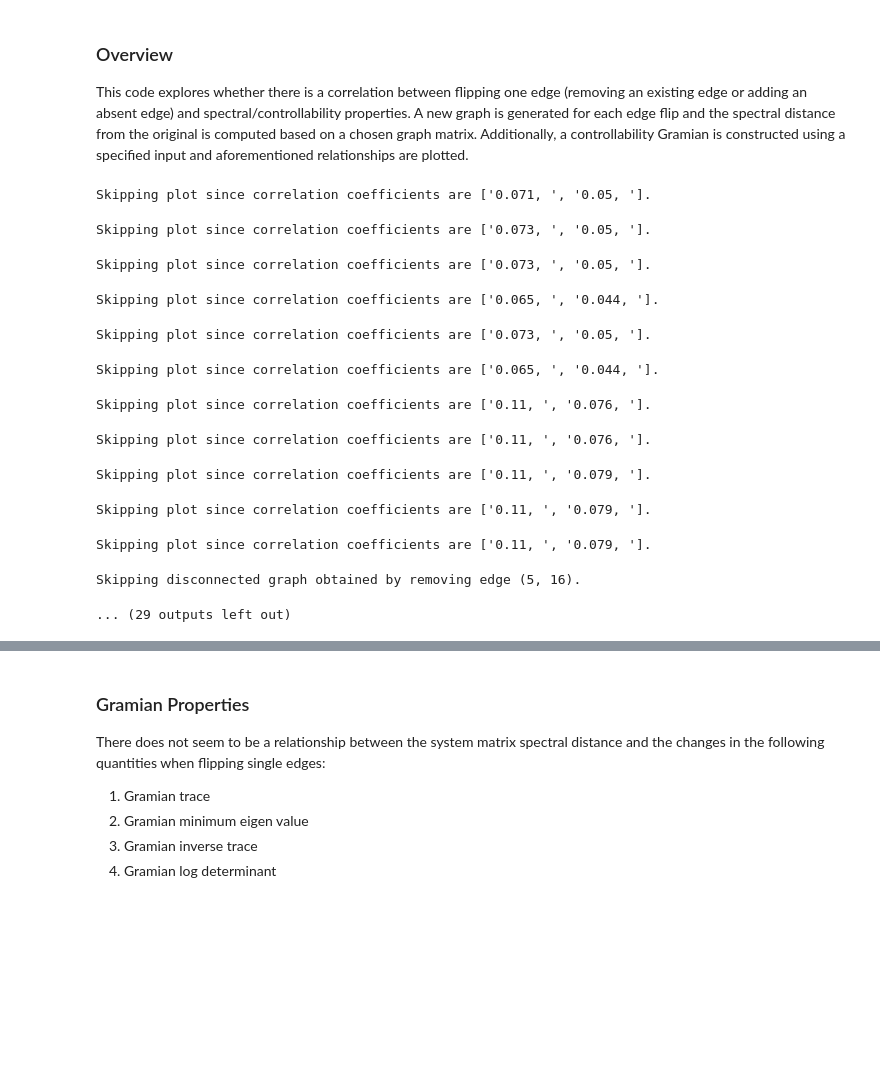
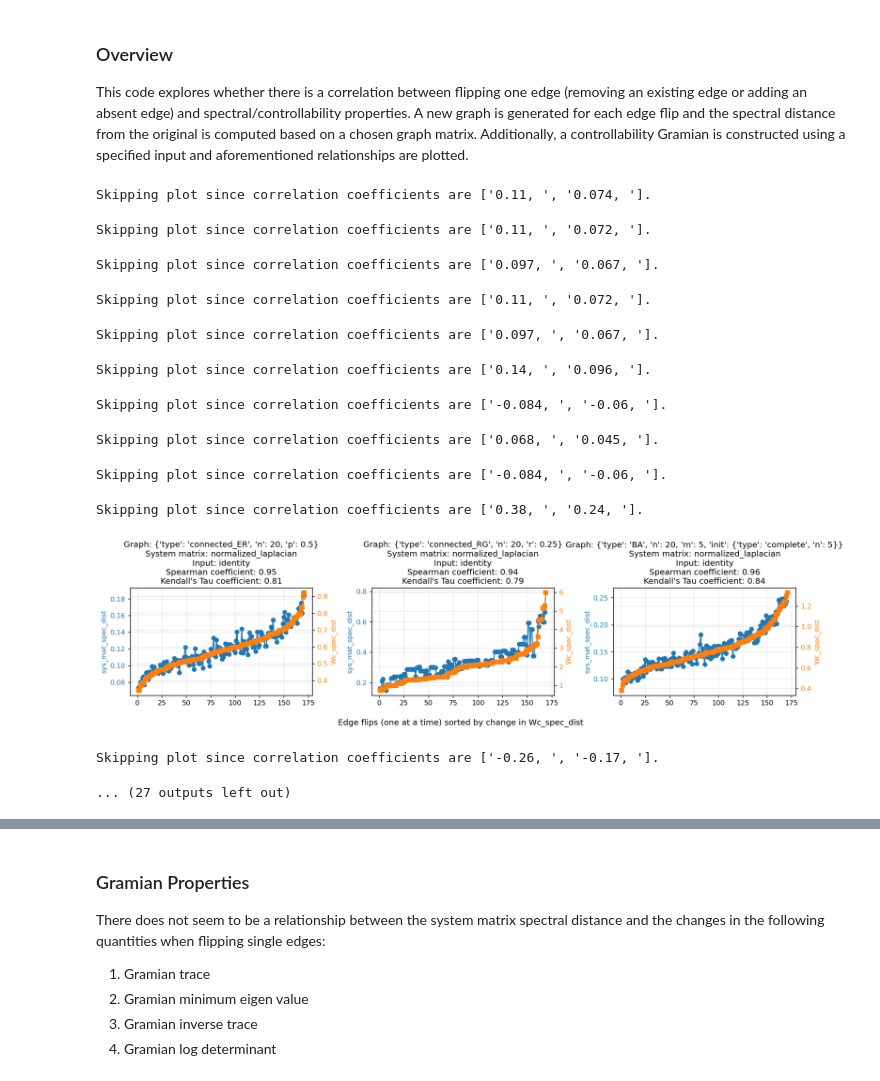
Before and after one commit to cirens-utd/distinguish-control-graphs, a Jupyter notebook: single_graph_edge_expt.ipynb, the cells around one changed output, grey strips where cells are left out. Cells and saved outputs as stored; diff of their text form; code cells hidden in the pictures; blank space fills up the shorter version.

```diff
--- a/single_graph_edge_expt.ipynb
+++ b/single_graph_edge_expt.ipynb
@@ -3,43 +3,34 @@
 
 This code explores whether there is a correlation between flipping one edge (removing an existing edge or adding an absent edge) and spectral/controllability properties. A new graph is generated for each edge flip and the spectral distance from the original is computed based on a chosen graph matrix. Additionally, a controllability Gramian is constructed using a specified input and aforementioned relationships are plotted.
 # %%
-from modules.single_graph_edge_expt import graph_edge_toggling_expt
+from modules.single_graph_edge_expt import graph_edge_toggling_expt_using_given_graphs_and_scoring_choice
 from modules.graphs import get_graph
 import networkx as nx
 # %config InlineBackend.figure_format = 'svg'
+
+matrix_choices = ['adjacency', 'neg_laplacian', 'normalized_laplacian', 'neg_normalized_laplacian',
+                  'signless_laplacian', 'neg_signless_laplacian', 'distance_normalized_laplacian', 'neg_distance_normalized_laplacian']
+# input_choices = ['all_ones', 'identity', 'identity_transf', 'zfs', 'zfs_transf', 'zfs_new']
+input_choices = ['all_ones', 'identity', 'zfs', 'zfs_transf', 'zfs_new']
 
 graph_choices = [{'type': 'connected_ER', 'n': 20, 'p': 0.5},
                  {'type': 'connected_RG', 'n': 20, 'r': 0.25},
                  {'type':           'BA', 'n': 20, 'm': 5, 'init': {'type': 'complete', 'n': 5}}]
 graphs = [get_graph(graph_choice=choice) for choice in graph_choices]
-matrix_choices = ['adjacency', 'laplacian', 'normalized_laplacian', 'signless_laplacian', 'distance_normalized_laplacian']
-input_choices = ['all_ones', 'identity', 'identity_transf', 'zfs', 'zfs_transf', 'zfs_new']
 # %%
-options =  {'graph_choices': graph_choices,
-            'graphs': graphs,
-            'edge_score_choice': 'Wc_spec_dist',
-            't_horizon': 1,
-            'plots': [{'y1': 'sys_mat_spec_dist', 'y2': 'Wc_spec_dist'}]}
-
-for matrix_choice in matrix_choices:
-    for input_choice in input_choices:
-        if matrix_choice == 'laplacian' and input_choice == 'all_ones':
-            # Laplacian with all-ones input results in a trivial all-ones gramian.
-            continue
-        options['graph_matrix_choice'] = matrix_choice
-        options['input'] = input_choice
-        graph_edge_toggling_expt(options)#, plot_all_ignoring_low_corr=True)
+graph_edge_toggling_expt_using_given_graphs_and_scoring_choice(graph_choices, graphs, matrix_choices, input_choices,
+        edge_score_choices=['Wc_spec_dist'])#, plot_all_ignoring_low_corr=True)
 # %% [output]
-Skipping plot since correlation coefficients are ['0.071, ', '0.05, '].
+Skipping plot since correlation coefficients are ['0.11, ', '0.074, '].
-Skipping plot since correlation coefficients are ['0.073, ', '0.05, '].
+Skipping plot since correlation coefficients are ['0.11, ', '0.072, '].
-Skipping plot since correlation coefficients are ['0.073, ', '0.05, '].
+Skipping plot since correlation coefficients are ['0.097, ', '0.067, '].
-Skipping plot since correlation coefficients are ['0.065, ', '0.044, '].
+Skipping plot since correlation coefficients are ['0.11, ', '0.072, '].
-Skipping plot since correlation coefficients are ['0.073, ', '0.05, '].
+Skipping plot since correlation coefficients are ['0.097, ', '0.067, '].
-Skipping plot since correlation coefficients are ['0.065, ', '0.044, '].
+Skipping plot since correlation coefficients are ['0.14, ', '0.096, '].
-Skipping plot since correlation coefficients are ['0.11, ', '0.076, '].
+Skipping plot since correlation coefficients are ['-0.084, ', '-0.06, '].
-Skipping plot since correlation coefficients are ['0.11, ', '0.076, '].
+Skipping plot since correlation coefficients are ['0.068, ', '0.045, '].
-Skipping plot since correlation coefficients are ['0.11, ', '0.079, '].
+Skipping plot since correlation coefficients are ['-0.084, ', '-0.06, '].
-Skipping plot since correlation coefficients are ['0.11, ', '0.079, '].
+Skipping plot since correlation coefficients are ['0.38, ', '0.24, '].
+[figure, added]
-Skipping plot since correlation coefficients are ['0.11, ', '0.079, '].
+Skipping plot since correlation coefficients are ['-0.26, ', '-0.17, '].
-Skipping disconnected graph obtained by removing edge (5, 16).
+... (27 outputs left out)
-... (29 outputs left out)
```
Also changed, not shown: parts of 6 cells of this notebook, 4 other files.
